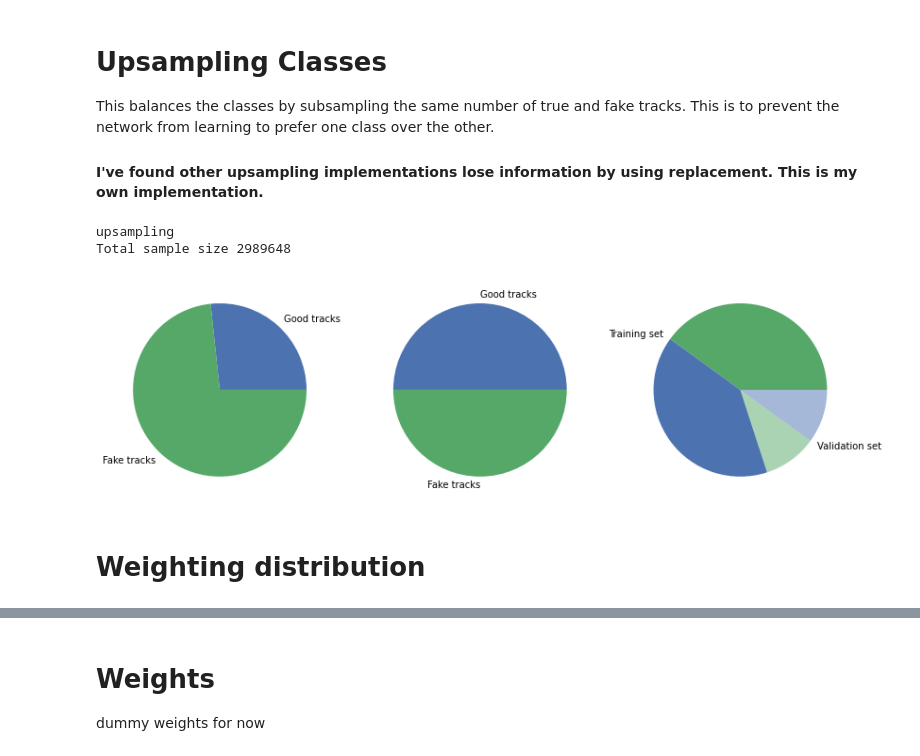
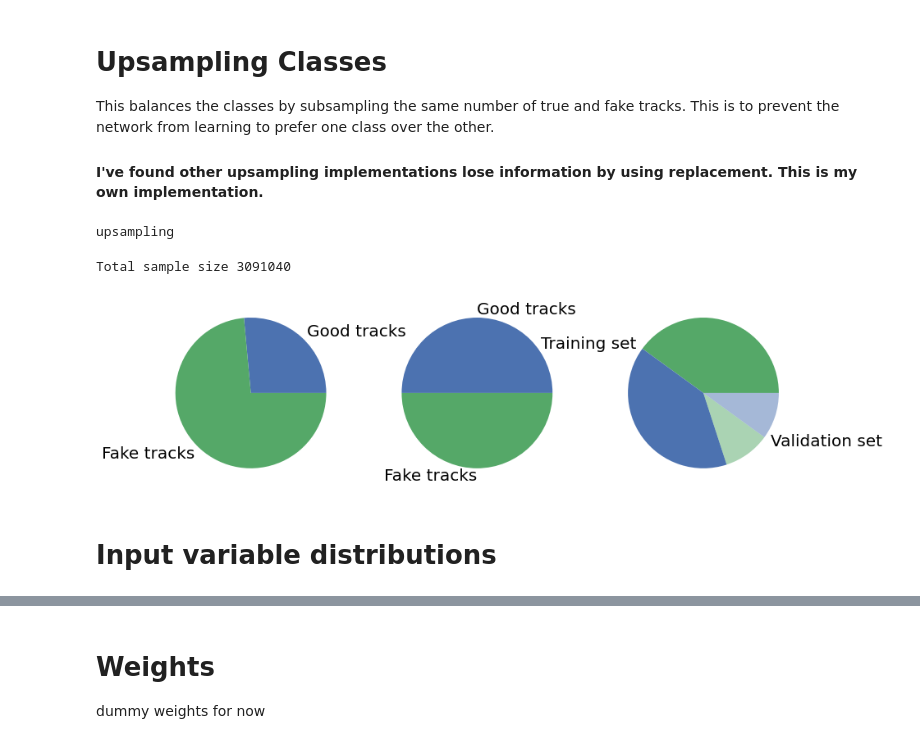
Before and after one commit to robinnewhouse/LRTNotebooks, a Jupyter notebook: DataPreparation.ipynb, the cells around one changed output, grey strips where cells are left out. Cells and saved outputs as stored; diff of their text form; code cells hidden in the pictures.

```diff
--- a/DataPreparation.ipynb
+++ b/DataPreparation.ipynb
@@ -149,32 +149,33 @@ def downsample(df_true, df_false):
 
     # Combine and shuffle the true and false dataframes
     return df_true.append(df_false).sample(frac=1)
+# %%
+# Combine and shuffle the true and false dataframes
+initial_len = [len(good), len(fake)]
+df = upsample(good, fake)
+good = df[df['is_good']]
+fake = df[df['is_good']==False]
+good_count = len(good)
+fake_count = len(fake)
+# %% [output]
+upsampling
 # %%
-# Combine and shuffle the true and false dataframes
-initial_len = [len(good), len(fake)]
-df = upsample(good, fake)
-good = df[df['is_good']]
-fake = df[df['is_good']==False]
-good_count = len(good)
-fake_count = len(fake)
-
 # Visualize flow in pie charts
 fig, (ax0, ax1, ax2) = plt.subplots(1, 3,figsize=(14,6))
 print("Total sample size",len(df))
-pie1 = ax0.pie(initial_len, labels=["Good tracks", "Fake tracks"])
-pie1 = ax1.pie([good_count, fake_count], labels=["Good tracks", "Fake tracks"])
-pie2 = ax2.pie([good_count*.4,fake_count*.4,good_count*.1,fake_count*.1], labels=["","","", ""], colors=["#55A868","#4C72B0","#55A868","#4C72B0"])
+pie1 = ax0.pie(initial_len, labels=["Good tracks", "Fake tracks"], textprops={'fontsize':20})
+pie1 = ax1.pie([good_count, fake_count], labels=["Good tracks", "Fake tracks"], textprops={'fontsize':20})
+pie2 = ax2.pie([good_count*.4,fake_count*.4,good_count*.1,fake_count*.1], labels=["","","", ""], colors=["#55A868","#4C72B0","#55A868","#4C72B0"], textprops={'fontsize':20})
 pie2[0][2].set_alpha(0.5)
 pie2[0][3].set_alpha(0.5)
-pie2 = ax2.pie([.8,.2], labels=["Training set", "Validation set"], colors=["b","g"], )
+pie2 = ax2.pie([.8,.2], labels=["Training set", "Validation set"], colors=["b","g"], textprops={'fontsize':20})
 pie2[0][0].set_alpha(0.0)
 pie2[0][1].set_alpha(0.0)
 # %% [output]
-upsampling
-Total sample size 2989648
+Total sample size 3091040
-[figure, old version]
+[figure, new version]
-# %% [markdown]
-# Weighting distribution
+# %% [markdown]
+# Input variable distributions
 # %%
 def compare_variable(x, good, fake, bins=np.linspace(0,1,11), leg_loc='upper left', log=False):
     plot_options = {
```
Also changed, not shown: parts of 11 cells of this notebook, 5 other files.
